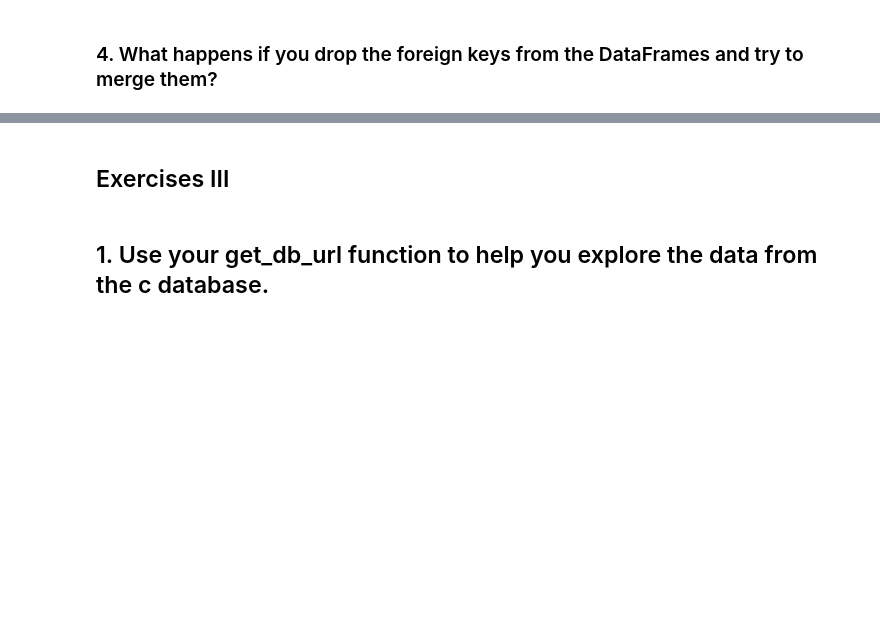
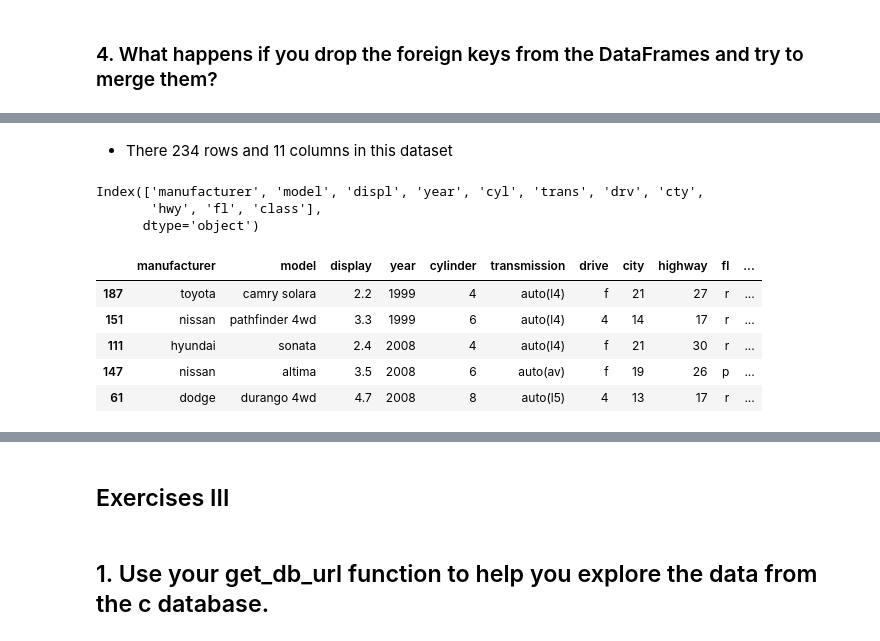
Before and after one commit to Severina7/numpy-pandas-visualization-exercises, a Jupyter notebook: advanced_dataframes.ipynb, the cells around one changed output, grey strips where cells are left out. Cells and saved outputs as stored; diff of their text form; code cells hidden in the pictures; blank space fills up the shorter version.

Commit message:
adding finished exercises to advanced dataframes

```diff
--- a/advanced_dataframes.ipynb
+++ b/advanced_dataframes.ipynb
@@ -164,0 +221,19 @@ pd.concat([users, roles], axis=0)
+# %% [markdown]
+- There 234 rows and 11 columns in this dataset
+# %%
+mpg = data('mpg')
+mpg.columns
+# %% [output]
+Index(['manufacturer', 'model', 'displ', 'year', 'cyl', 'trans', 'drv', 'cty',
+       'hwy', 'fl', 'class'],
+      dtype='object')
+# %%
+mpg = mpg.rename(columns = {'displ':'display', 'cyl':'cylinder', 'trans':'transmission', 'drv':'drive', 'cty': 'city', 'hwy':'highway'}).sample(5)
+mpg
+# %% [output]
+|  | manufacturer | model | display | year | cylinder | transmission | drive | city | highway | fl | ... |
+| 187 | toyota | camry solara | 2.2 | 1999 | 4 | auto(l4) | f | 21 | 27 | r | ... |
+| 151 | nissan | pathfinder 4wd | 3.3 | 1999 | 6 | auto(l4) | 4 | 14 | 17 | r | ... |
+| 111 | hyundai | sonata | 2.4 | 2008 | 4 | auto(l4) | f | 21 | 30 | r | ... |
+| 147 | nissan | altima | 3.5 | 2008 | 6 | auto(av) | f | 19 | 26 | p | ... |
+| 61 | dodge | durango 4wd | 4.7 | 2008 | 8 | auto(l5) | 4 | 13 | 17 | r | ... |
```
Also changed, not shown: parts of 37 cells of this notebook, 2 other files.
